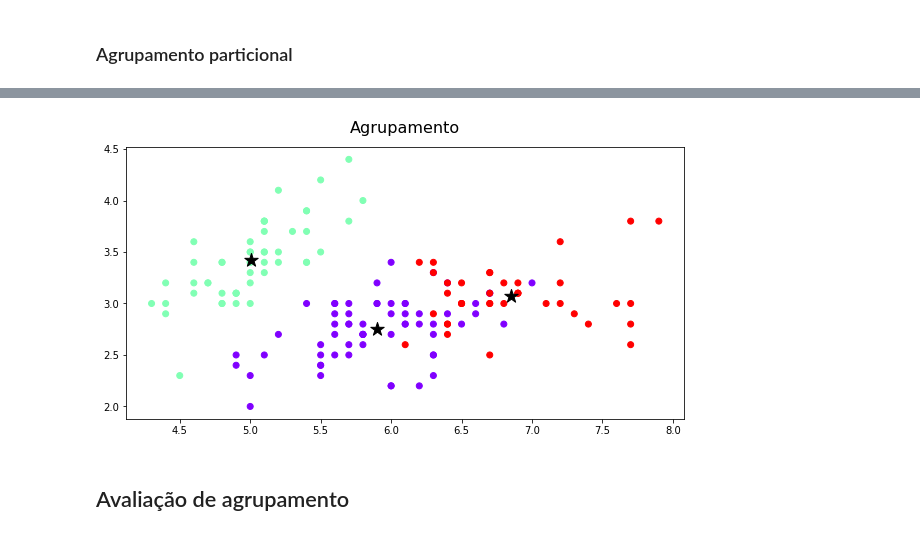
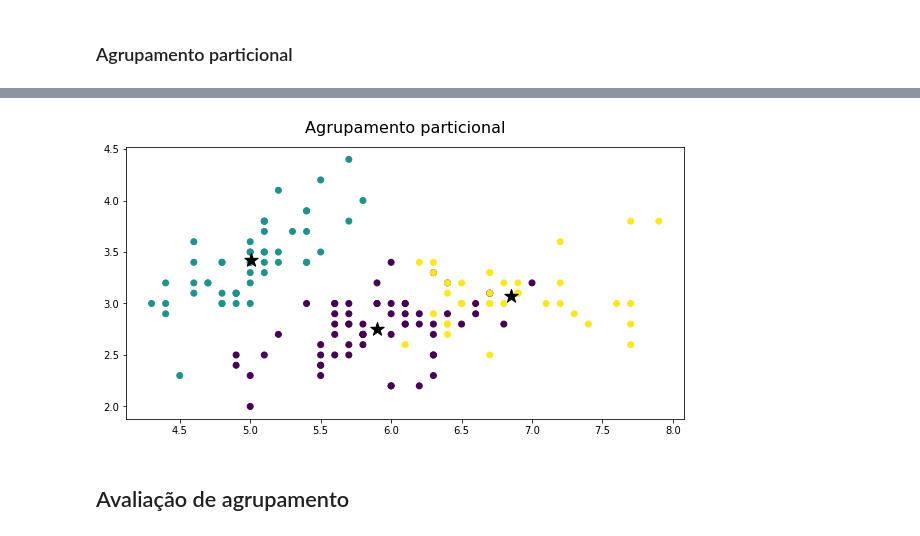
Before and after one commit to LilianeAquino/introducao_mineracao_de_dados, a Jupyter notebook: 04_analise_de_grupos.ipynb, the cells around one changed output, grey strips where cells are left out. Saved outputs shown, nothing was run; the diff lists cells and outputs as text; code cells hidden in the pictures.

Commit message:
Análise de agrupamento

```diff
--- a/04_analise_de_grupos.ipynb
+++ b/04_analise_de_grupos.ipynb
@@ -140,11 +121,16 @@ array([1, 1, 1, 1, 1, 1, 1, 1, 1, 1, 1, 1, 1, 1, 1, 1, 1, 1, 1, 1, 1, 1,
 # %%
+from sklearn.cluster import KMeans
+
+kmeans = KMeans(n_clusters=3)
+kmeans.fit_predict(dados_copy)
+
 plt.figure(figsize=(10, 5))
-plt.title('Agrupamento', fontsize=16, y=1.03)
-plt.scatter(dados_copy[:, 0], dados_copy[:, 1], c=kmeans.labels_, cmap='rainbow')
+plt.title('Agrupamento particional', fontsize=16, y=1.03)
+plt.scatter(dados_copy[:, 0], dados_copy[:, 1], c=kmeans.labels_, cmap='viridis')
 plt.scatter(kmeans.cluster_centers_[:, 0], kmeans.cluster_centers_[:, 1], s=200, c='k', marker='*')
 plt.show()
 # %% [output]
-[figure, old version]
+[figure, new version]
 # %% [markdown]
 ## Avaliação de agrupamento
 # %%
```
Also changed, not shown: parts of 14 cells of this notebook.
